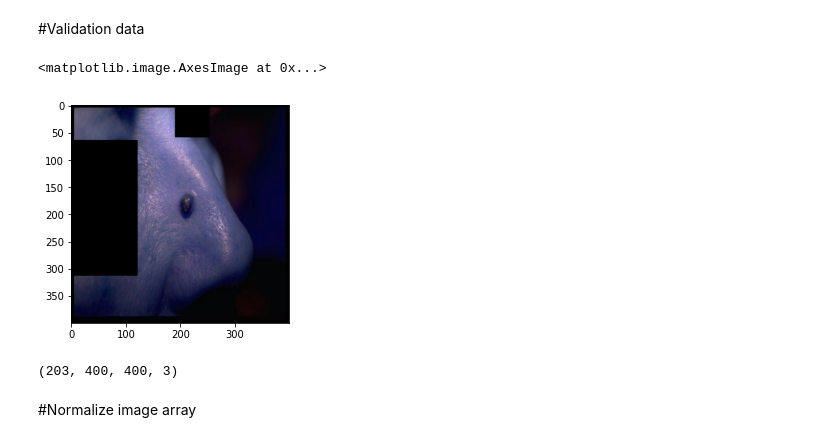
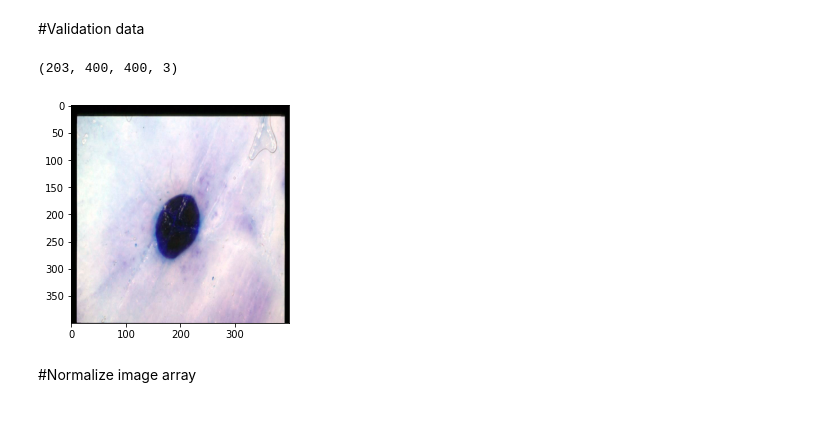
Before and after one commit to nuruzzaman99/Artificial-Intelligence, a Jupyter notebook: Skin_lession_classification_03.ipynb, the cells around one changed output. Saved outputs shown, nothing was run; the diff lists cells and outputs as text; code cells hidden in the pictures.

```diff
--- a/Skin_lession_classification_03.ipynb
+++ b/Skin_lession_classification_03.ipynb
@@ -129,16 +119,13 @@ for i in tqdm(range(valid_data.shape[0])):
   valid_clinic_img = cv2.imread(images_path)
   valid_clinic_img = cv2.resize(valid_clinic_img, (im_size), interpolation = cv2.INTER_AREA)
   X_valid_clinic.append(valid_clinic_img)
-# %%
-plt.imshow(X_valid_clinic[2])
-# %% [output]
-<matplotlib.image.AxesImage at 0x...>
-[figure, removed]
 # %%
+plt.imshow(X_valid_clinic[200])
 X_valid_clinic = np.array(X_valid_clinic)
 print(X_valid_clinic.shape)
 # %% [output]
 (203, 400, 400, 3)
+[figure, added]
 # %% [markdown]
 #Normalize image array
 # %%
```
Also changed, not shown: parts of 22 cells of this notebook.
